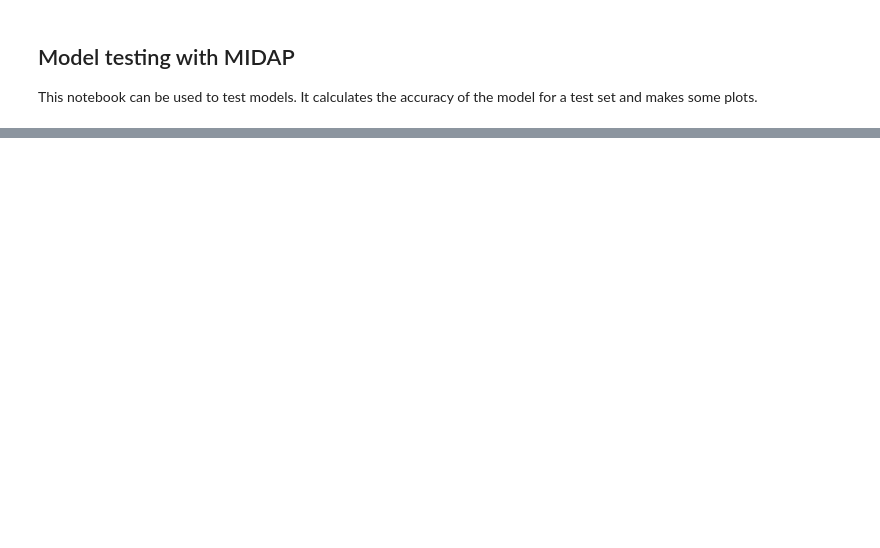
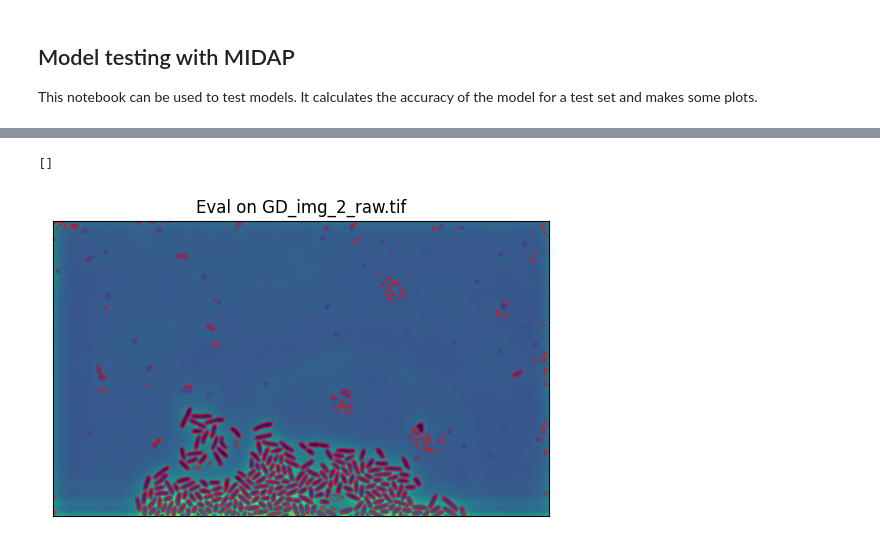
Before and after one commit to ajrzepiela/midap, a Jupyter notebook: training/notebook/test_models.ipynb, the cells around one changed output, grey strips where cells are left out. Cells and saved outputs as stored; diff of their text form; code cells hidden in the pictures; blank space fills up the shorter version.

```diff
--- a/training/notebook/test_models.ipynb
+++ b/training/notebook/test_models.ipynb
@@ -100,0 +137,27 @@ for index in indices_to_plot:
+# %%
+# define the file path you want to eval
+file_path = eval_files[1]
+# %%
+# preprocessing
+img = TFPipe.scale_pixel_vals(io.imread(file_path, as_gray=True))
+row_shape, col_shape = img.shape
+
+# get the new shape
+div = 16
+new_shape = (int(np.ceil(img.shape[0] / div) * div),
+             int(np.ceil(img.shape[1] / div) * div))
+
+# get the padded image
+img_pad = np.pad(img, [[0, new_shape[0] - row_shape], [0, new_shape[1] - col_shape]], mode="reflect")
+
+# add batch and channel dim
+img_pad = img_pad[None,...,None]
+# %%
+# reload the model with new config
+model = ModelClass(input_size=img_pad.shape[1:], dropout=0.5, inference=True)
+
+# restore the weights
+model.load_weights(restore_path)
+# %%
+# eval
+pred = model.predict(img_pad)
@@ -100,0 +166,13 @@ for index in indices_to_plot:
+# %%
+# create the plot
+fig, axes = plt.subplots(1,1)
+
+# overlay with original image
+axes.set_title(f"Eval on {file_path.name}")
+axes.imshow(img_pad[0,...,0])
+axes.contour(pred[0,...,0], [0.5], colors='r', linewidths=0.5)
+axes.set_xticks([])
+axes.set_yticks([])
+# %% [output]
+[]
+[figure, added]
```
Also changed, not shown: parts of 8 cells of this notebook, 1 other file.
